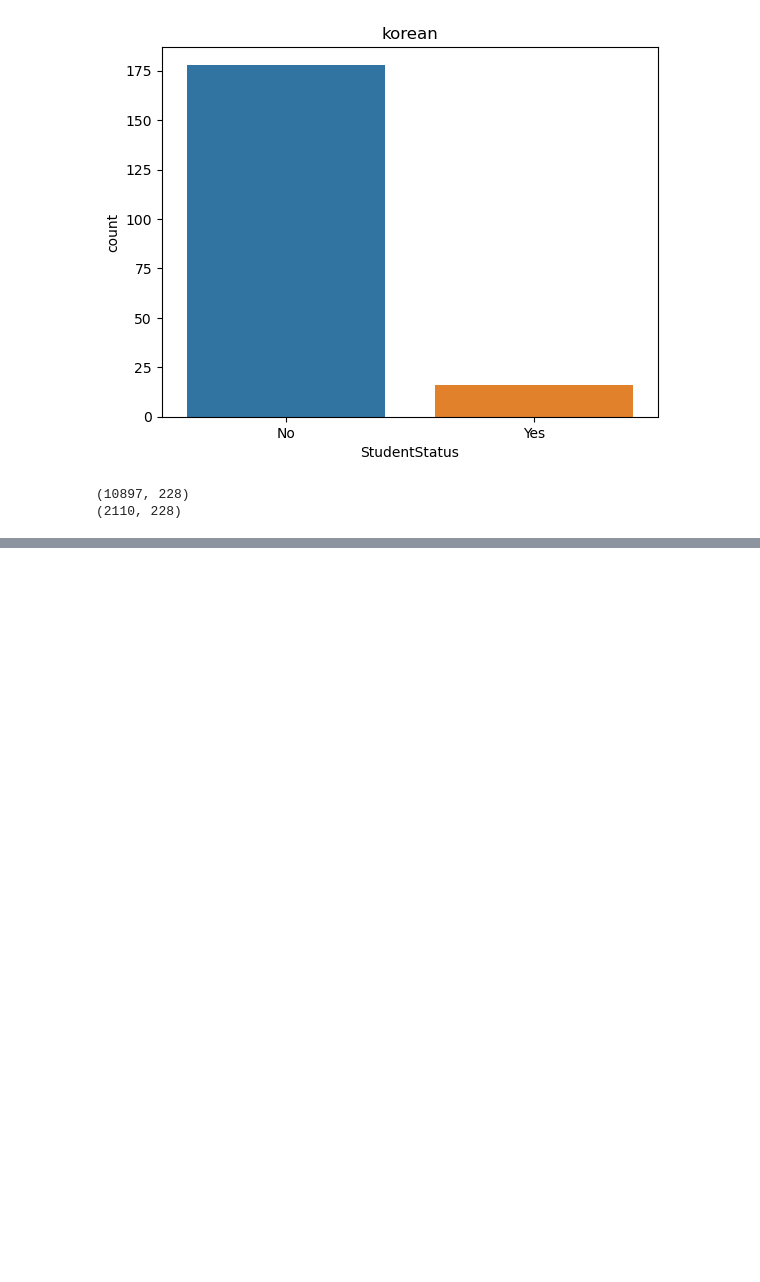
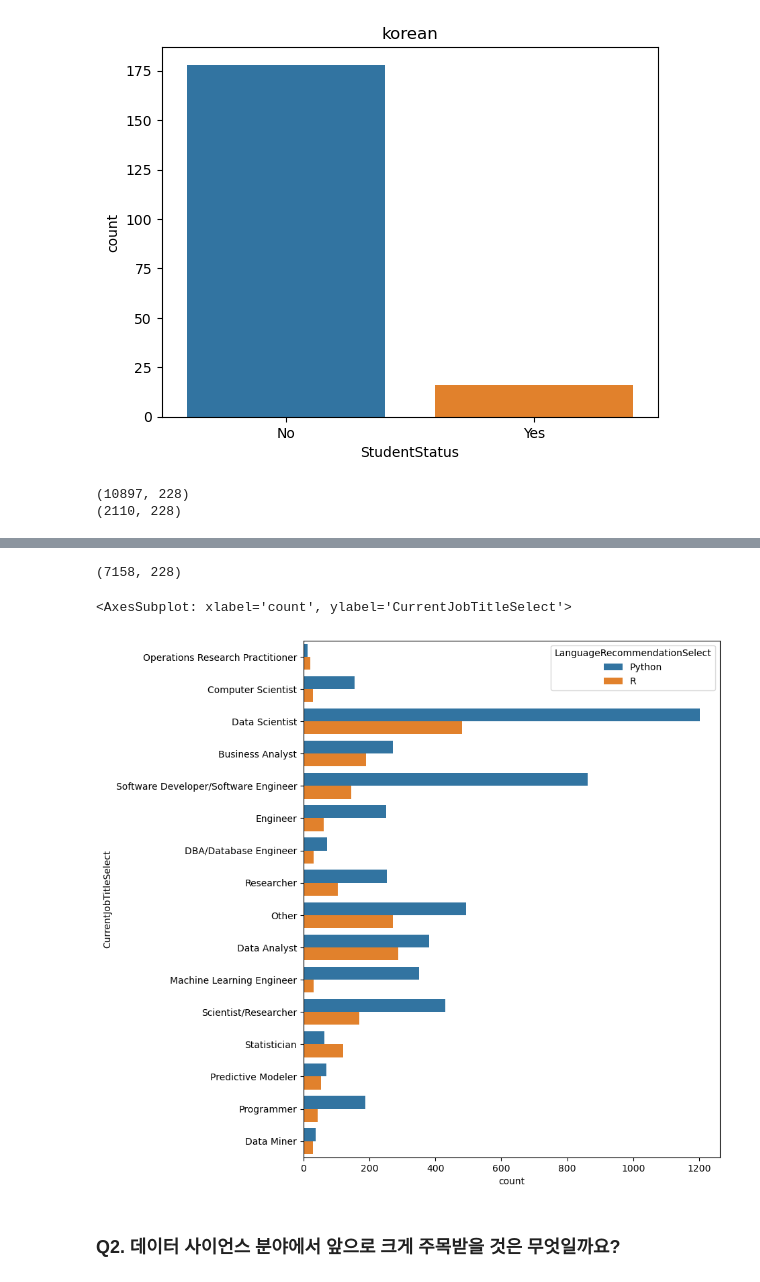
Before and after one commit to LeeHyungSeop/Basic_DataScience, a Jupyter notebook: 14_Kaggle/01_Kaggle_ML_DS_Survey.ipynb, the cells around one changed output, grey strips where cells are left out. Cells and saved outputs as stored; diff of their text form; code cells hidden in the pictures; blank space fills up the shorter version.

```diff
--- a/14_Kaggle/01_Kaggle_ML_DS_Survey.ipynb
+++ b/14_Kaggle/01_Kaggle_ML_DS_Survey.ipynb
@@ -296,0 +328,22 @@ print(looking_for_job.shape)
+# %%
+# 현재 하고 있는 일에 대한 응답을 해준 사람 중 Python과 R을 사용하는 사람
+# 응답자들이 실제 업무에서 어떤 언어를 주로 사용하는지 파악
+
+data = mcq[
+    (mcq['CurrentJobTitleSelect'].notnull()) &
+    ( (mcq['LanguageRecommendationSelect'] == 'Python') | (mcq['LanguageRecommendationSelect'] == 'R') )
+]
+
+print(data.shape)
+# %% [output]
+(7158, 228)
+# %%
+plt.figure(figsize=(8, 10))
+sns.countplot(y='CurrentJobTitleSelect',
+              hue='LanguageRecommendationSelect',
+              data=data)
+# %% [output]
+<AxesSubplot: xlabel='count', ylabel='CurrentJobTitleSelect'>
+[figure, added]
+# %% [markdown]
+### Q2. 데이터 사이언스 분야에서 앞으로 크게 주목받을 것은 무엇일까요?
```
Also changed, not shown: parts of 88 cells of this notebook, 1 other file.
